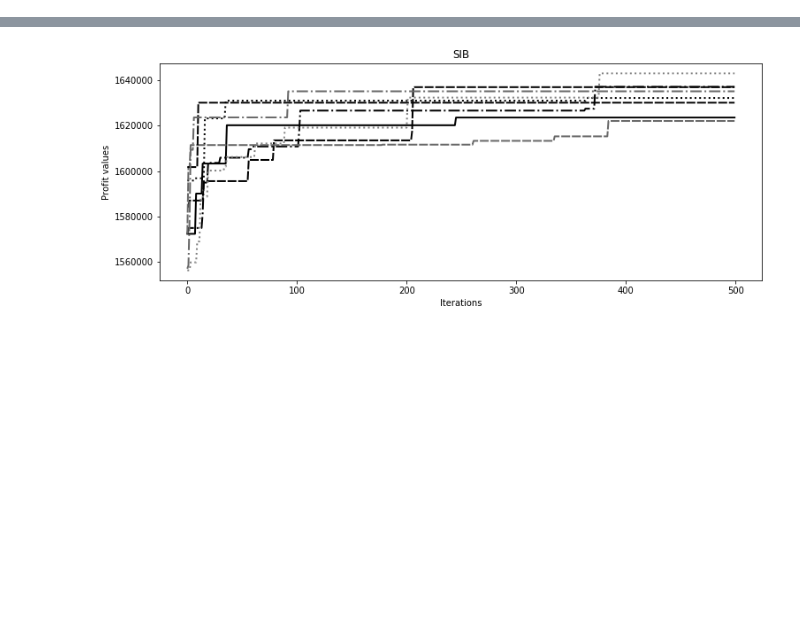
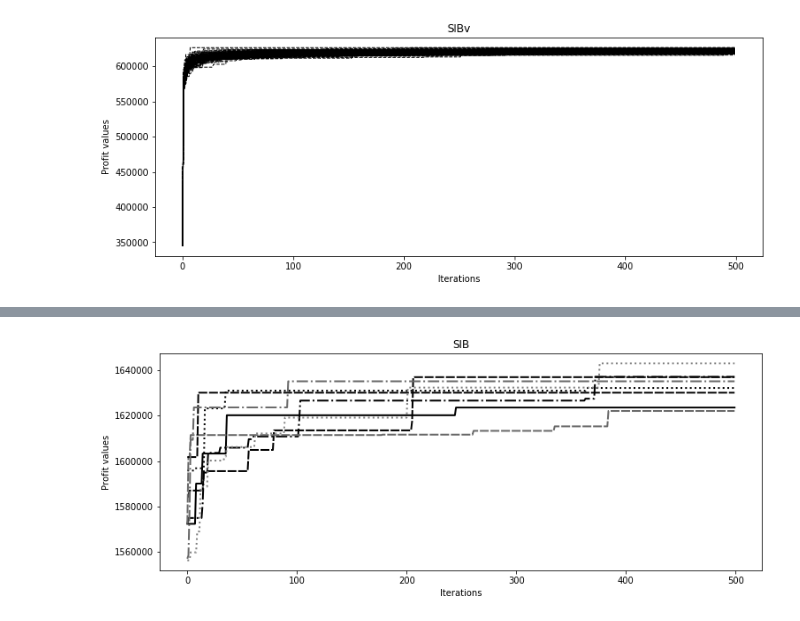
Before and after one commit to Xalt8/Intelligent_Computing_SC, a Jupyter notebook: visualisation_v2.ipynb, the cells around one changed output, grey strips where cells are left out. Drawn from its saved outputs; the diff is of its cells as text; code cells hidden in the pictures; blank space fills up the shorter version.

```diff
--- a/visualisation_v2.ipynb
+++ b/visualisation_v2.ipynb
@@ -16,0 +43,4 @@ sib_500.head()
+# %%
+plot_graph(sibv_ex, 'SIBv')
+# %% [output]
+[figure, added]
```
Also changed, not shown: parts of 20 cells of this notebook, 10 other files.
